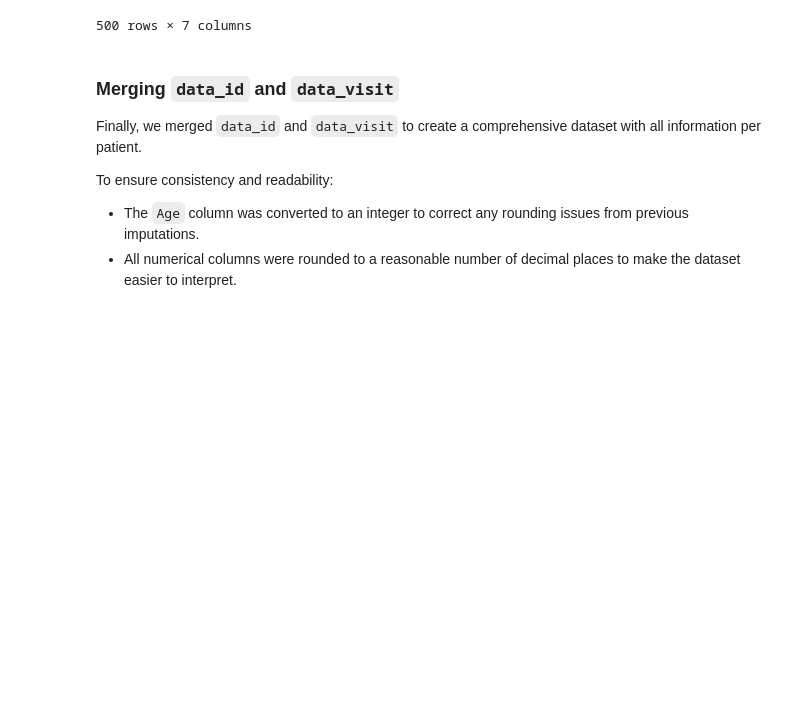
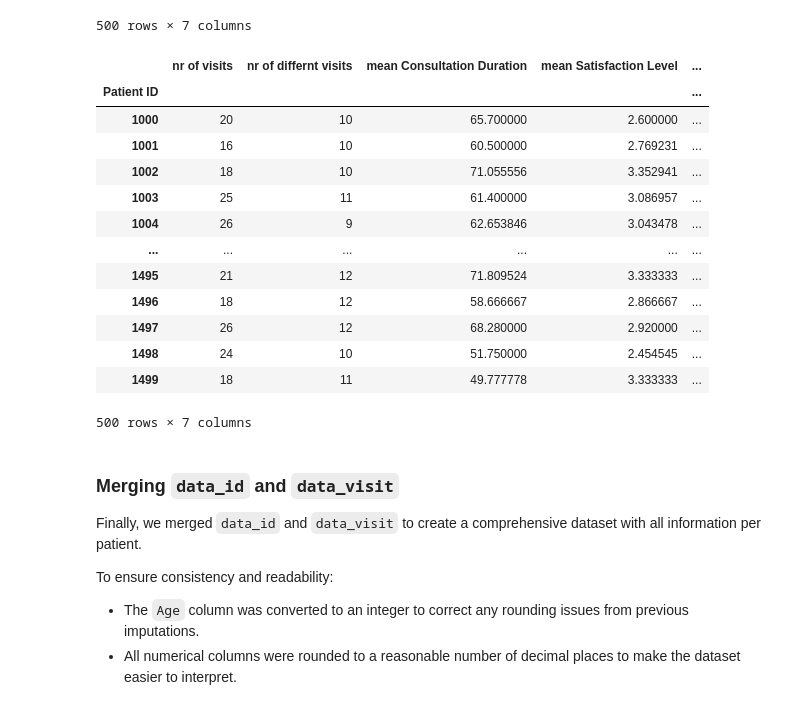
Before and after one commit to afonsolince06/Pre-proc-project, a Jupyter notebook: solution.ipynb, the cells around one changed output. Cells and saved outputs as stored; diff of their text form; code cells hidden in the pictures; blank space fills up the shorter version.

```diff
--- a/solution.ipynb
+++ b/solution.ipynb
@@ -432,6 +459,23 @@ data_visit_grouped
 500 rows × 7 columns
 # %%
 data_visit_grouped.columns=["nr of visits", "nr of differnt visits", "mean Consultation Duration", "mean Satisfaction Level", "Approximate Annual Income", "mean Consultation Price", "mean Insurance Coverage"]
+
+data_visit_grouped
+# %% [output]
+|  | nr of visits | nr of differnt visits | mean Consultation Duration | mean Satisfaction Level | ... |
+| Patient ID |  |  |  |  | ... |
+| 1000 | 20 | 10 | 65.700000 | 2.600000 | ... |
+| 1001 | 16 | 10 | 60.500000 | 2.769231 | ... |
+| 1002 | 18 | 10 | 71.055556 | 3.352941 | ... |
+| 1003 | 25 | 11 | 61.400000 | 3.086957 | ... |
+| 1004 | 26 | 9 | 62.653846 | 3.043478 | ... |
+| ... | ... | ... | ... | ... | ... |
+| 1495 | 21 | 12 | 71.809524 | 3.333333 | ... |
+| 1496 | 18 | 12 | 58.666667 | 2.866667 | ... |
+| 1497 | 26 | 12 | 68.280000 | 2.920000 | ... |
+| 1498 | 24 | 10 | 51.750000 | 2.454545 | ... |
+| 1499 | 18 | 11 | 49.777778 | 3.333333 | ... |
+500 rows × 7 columns
 # %% [markdown]
 ### Merging `data_id` and `data_visit`
 
```
Also changed, not shown: parts of 10 cells of this notebook.
